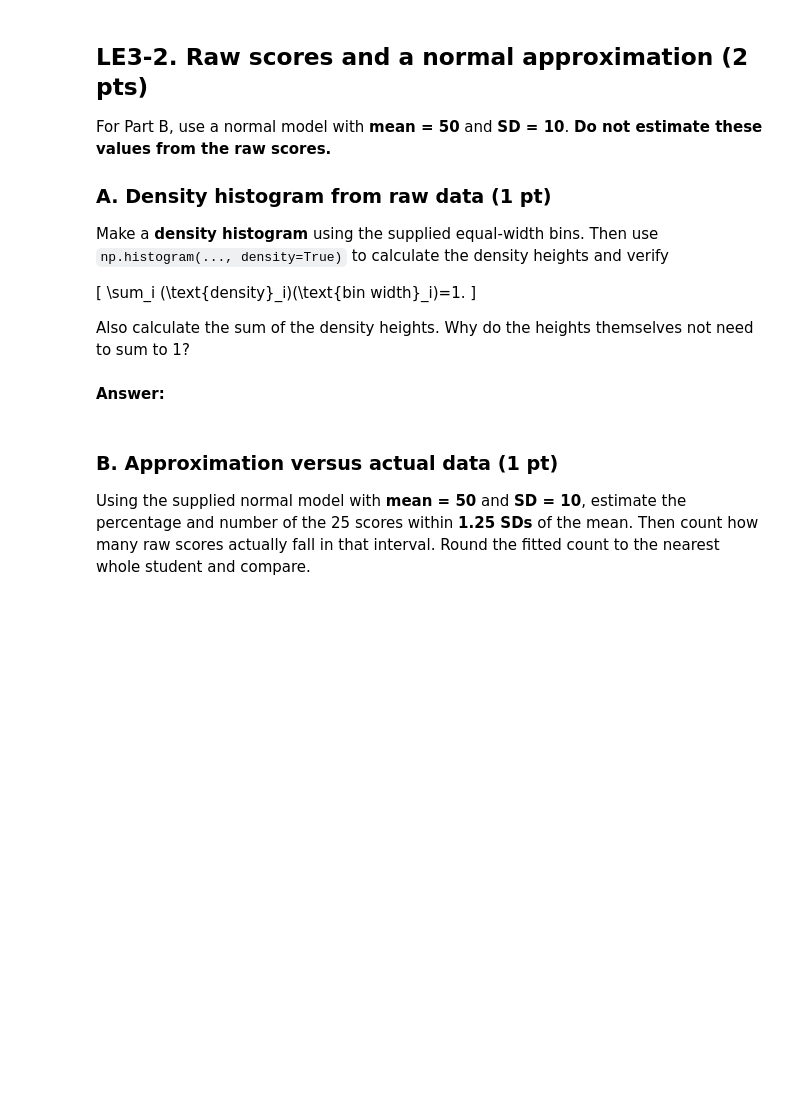
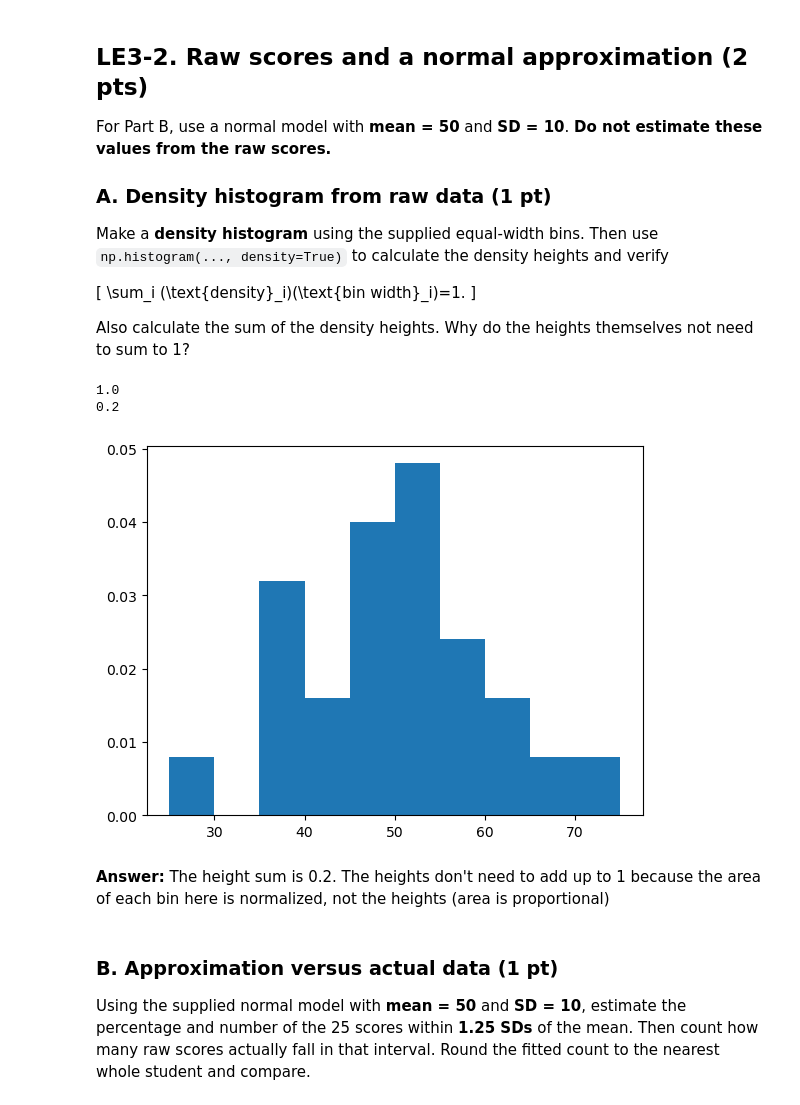
Before and after one commit to simeona-h/26f-engr1451-2451, a Jupyter notebook: 1-assignments/LE03/LE03.ipynb, the cells around one changed output. Cells and saved outputs as stored; diff of their text form; code cells hidden in the pictures; blank space fills up the shorter version.

```diff
--- a/1-assignments/LE03/LE03.ipynb
+++ b/1-assignments/LE03/LE03.ipynb
@@ -67,15 +102,26 @@ Also calculate the sum of the density heights. Why do the heights themselves not
 # %%
 scores = np.array([
     39, 41, 47, 58, 65, 37, 37, 49, 56, 59, 62, 36, 48,
     52, 64, 29, 44, 47, 49, 52, 53, 54, 72, 50, 50
 ])
 
 bins = np.arange(25, 76, 5)
 
-# Create the density histogram and verify its total area.
-# Your code here
+plt.hist(scores, bins, density=True)
+
+heights, edges = np.histogram(scores, bins, density=True)
+width = np.diff(edges)
+verify = (heights * width).sum()
+print(verify)
+
+print(heights.sum())
+# %% [output]
+1.0
+0.2
+[figure, added]
 # %% [markdown]
 **Answer:**
+The height sum is 0.2. The heights don't need to add up to 1 because the area of each bin here is normalized, not the heights (area is proportional)
 # %% [markdown]
 ### B. Approximation versus actual data (1 pt)
 
```
Also changed, not shown: parts of 13 cells of this notebook.
